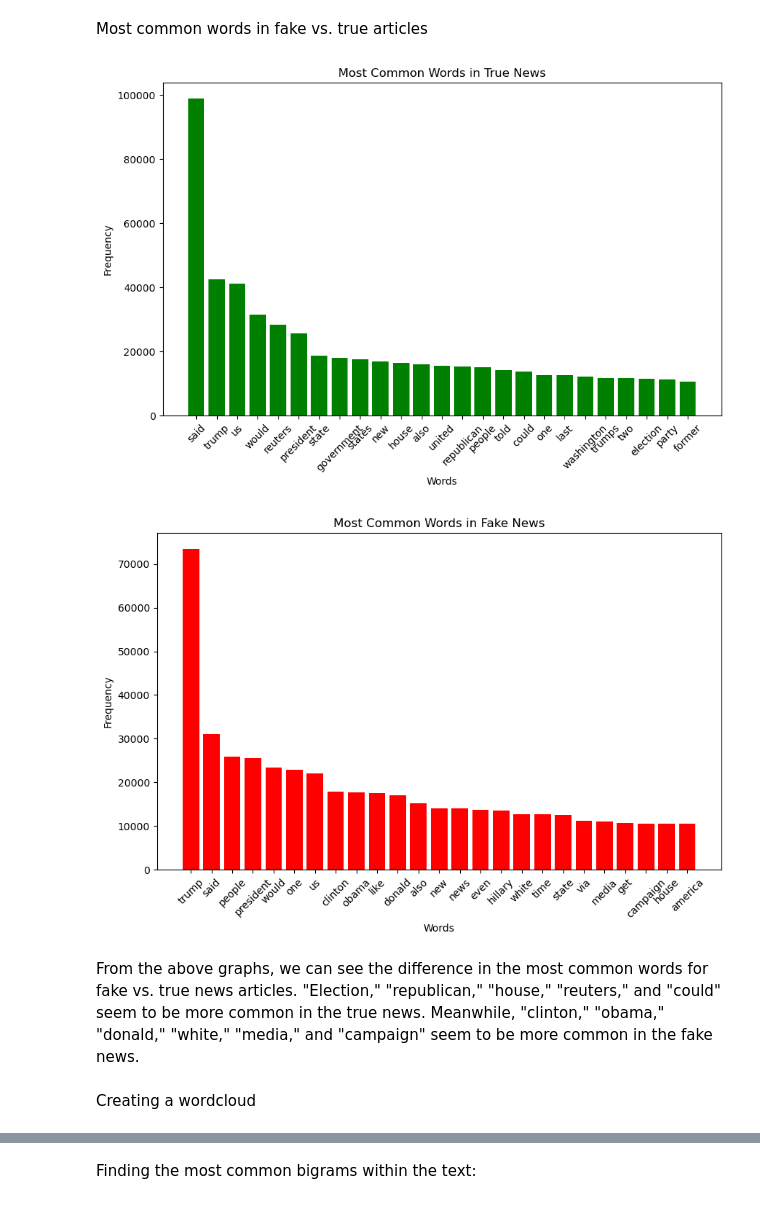
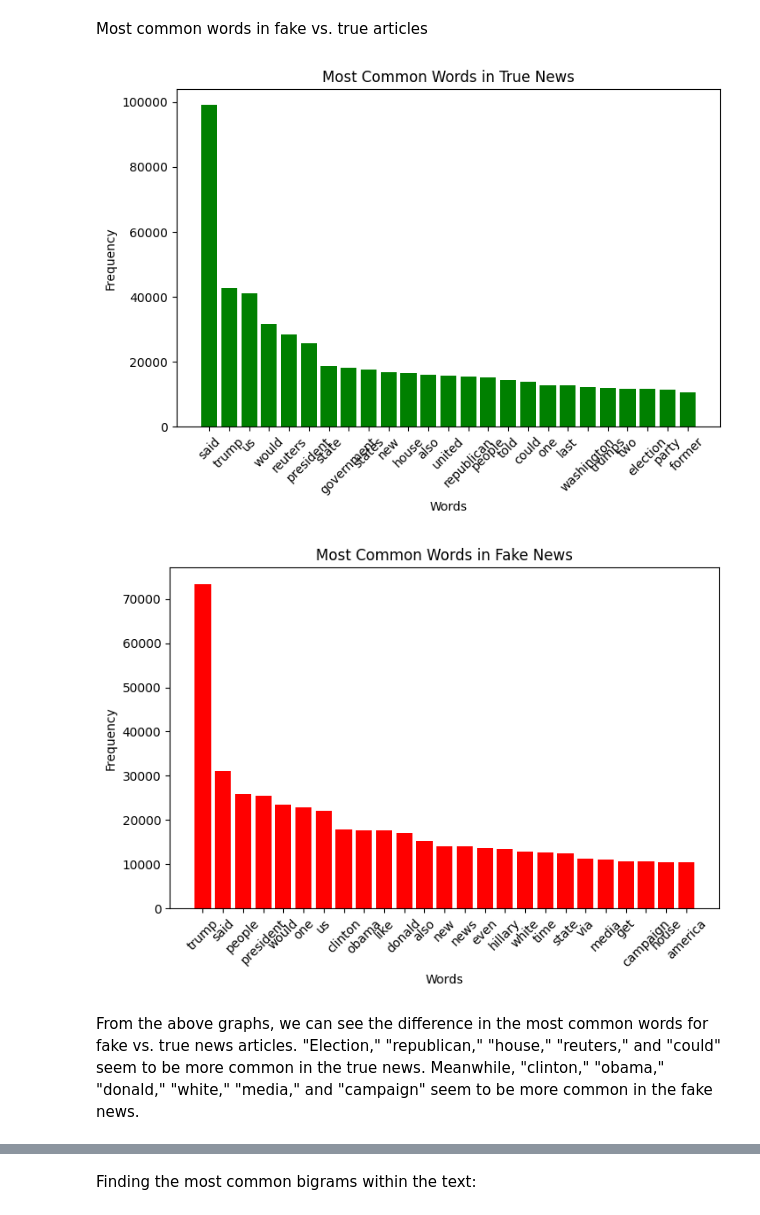
Before and after one commit to ShirleyW-W/PSTAT134-Project, a Jupyter notebook: PSTAT134_Final_Project.ipynb, the cells around one changed output, grey strips where cells are left out. Saved outputs shown, nothing was run; the diff lists cells and outputs as text; code cells hidden in the pictures.

```diff
--- a/PSTAT134_Final_Project.ipynb
+++ b/PSTAT134_Final_Project.ipynb
@@ -73,15 +74,12 @@ import string
 print(news_df.isna().sum())
 
 # converting letters to lowercase
-news_df["title"] = news_df["title"].str.lower()
 news_df["text"] = news_df["text"].str.lower()
 
 # removing punctuation
-news_df["title"] = news_df["title"].str.replace("[{}]".format(string.punctuation), "", regex = True)
 news_df["text"] = news_df["text"].str.replace("[{}]".format(string.punctuation), "", regex = True)
 
 # removing other special characters
-news_df["title"] = news_df["title"].apply(lambda x: x.encode("ascii", "ignore").decode("utf-8"))
 news_df["text"] = news_df["text"].apply(lambda x: x.encode("ascii", "ignore").decode("utf-8"))
 
 # view cleaned dataset
@@ -160,40 +154,36 @@ fake_words = [word for article in fake_cleaned for word in article]
 true_articles = news_df[news_df.label == "True"]
 true_tokenized = [nltk.word_tokenize(article) for article in true_articles["text"]]
 true_cleaned = [[word for word in article if word not in stop_words]
     for article in true_tokenized]
 true_words = [word for article in true_cleaned for word in article]
 
 fake_word_counts = Counter(fake_words)
 true_word_counts = Counter(true_words)
 
 fake_most_common = fake_word_counts.most_common(25)
 fake_words, fake_counts = zip(*fake_most_common)
 true_most_common = true_word_counts.most_common(25)
 true_words, true_counts = zip(*true_most_common)
 
-plt.close("all")
-
 # plotting most common words in true articles
-plt.figure(figsize = (10, 6))
+plt.figure(figsize = (8, 5))
 plt.bar(true_words, true_counts, color="green")
 plt.xlabel("Words")
 plt.ylabel("Frequency")
 plt.title("Most Common Words in True News")
 plt.xticks(rotation = 45)
 plt.show()
 
 # plotting most common words in fake articles
-plt.figure(figsize = (10, 6))
+plt.figure(figsize = (8, 5))
 plt.bar(fake_words, fake_counts, color="red")
 plt.xlabel("Words")
 plt.ylabel("Frequency")
 plt.title("Most Common Words in Fake News")
 plt.xticks(rotation = 45)
 plt.show()
 # %% [output]
-[figure, old version]
+[figure, new version]
-[figure, old version]
+[figure, new version]
 # %% [markdown]
 From the above graphs, we can see the difference in the most common words for fake vs. true news articles. "Election," "republican," "house," "reuters," and "could" seem to be more common in the true news. Meanwhile, "clinton," "obama," "donald," "white," "media," and "campaign" seem to be more common in the fake news.
-# %% [markdown]
-Creating a wordcloud
```
Also changed, not shown: parts of 23 cells of this notebook, 7 other files.
